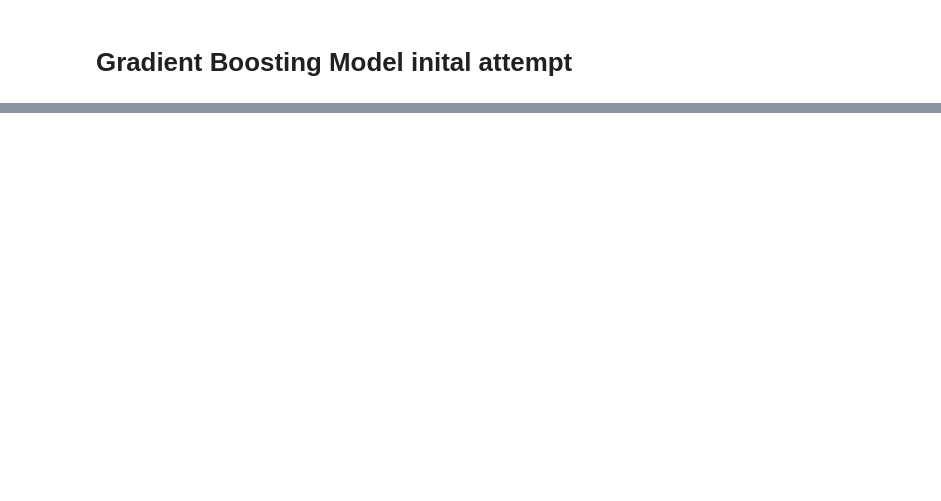
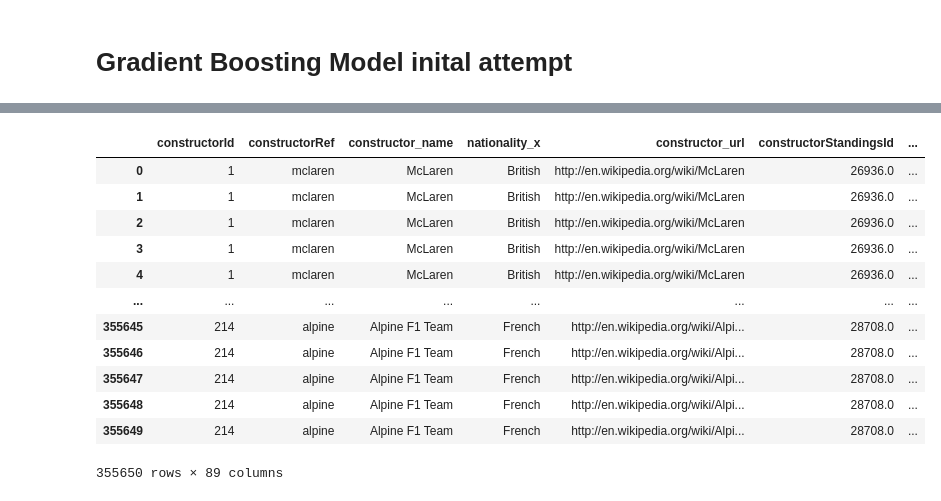
Before and after one commit to Plyrex/COMP3608-Project, a Jupyter notebook: gradient_boosting.ipynb, the cells around one changed output, grey strips where cells are left out. Drawn from its saved outputs; the diff is of its cells as text; code cells hidden in the pictures; blank space fills up the shorter version.

```diff
--- a/gradient_boosting.ipynb
+++ b/gradient_boosting.ipynb
@@ -29,2 +14,17 @@ from sklearn.datasets import make_classification
 # %%
-df= pd.read_csv("test.csv")
+df= pd.read_csv("test.csv", sep= ",", dtype= object)
+df
+# %% [output]
+|  | constructorId | constructorRef | constructor_name | nationality_x | constructor_url | constructorStandingsId | ... |
+| 0 | 1 | mclaren | McLaren | British | http://en.wikipedia.org/wiki/McLaren | 26936.0 | ... |
+| 1 | 1 | mclaren | McLaren | British | http://en.wikipedia.org/wiki/McLaren | 26936.0 | ... |
+| 2 | 1 | mclaren | McLaren | British | http://en.wikipedia.org/wiki/McLaren | 26936.0 | ... |
+| 3 | 1 | mclaren | McLaren | British | http://en.wikipedia.org/wiki/McLaren | 26936.0 | ... |
+| 4 | 1 | mclaren | McLaren | British | http://en.wikipedia.org/wiki/McLaren | 26936.0 | ... |
+| ... | ... | ... | ... | ... | ... | ... | ... |
+| 355645 | 214 | alpine | Alpine F1 Team | French | http://en.wikipedia.org/wiki/Alpi... | 28708.0 | ... |
+| 355646 | 214 | alpine | Alpine F1 Team | French | http://en.wikipedia.org/wiki/Alpi... | 28708.0 | ... |
+| 355647 | 214 | alpine | Alpine F1 Team | French | http://en.wikipedia.org/wiki/Alpi... | 28708.0 | ... |
+| 355648 | 214 | alpine | Alpine F1 Team | French | http://en.wikipedia.org/wiki/Alpi... | 28708.0 | ... |
+| 355649 | 214 | alpine | Alpine F1 Team | French | http://en.wikipedia.org/wiki/Alpi... | 28708.0 | ... |
+355650 rows × 89 columns
```
Also changed, not shown: parts of 12 cells of this notebook, 1 other file.
